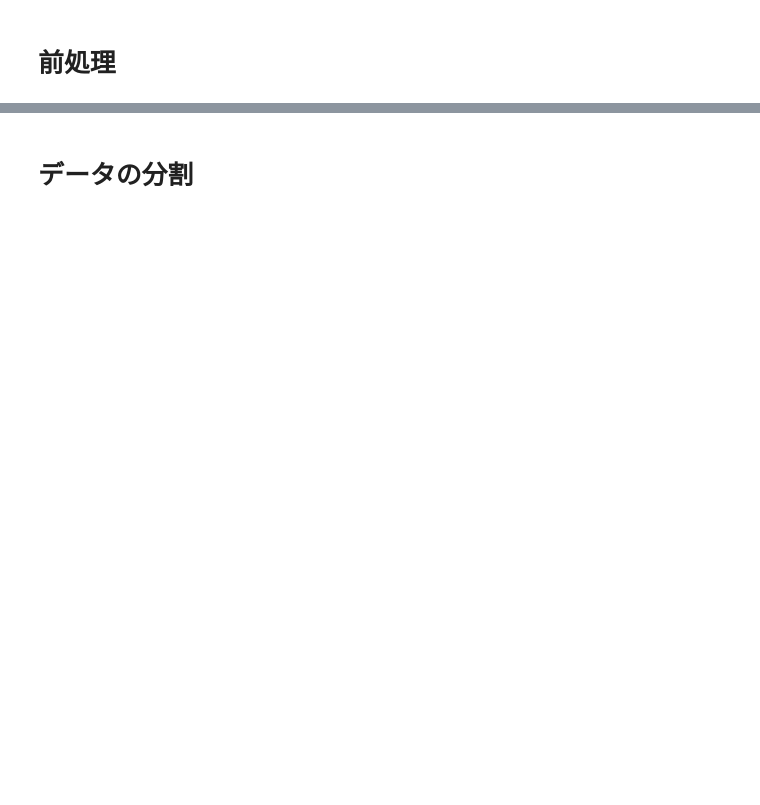
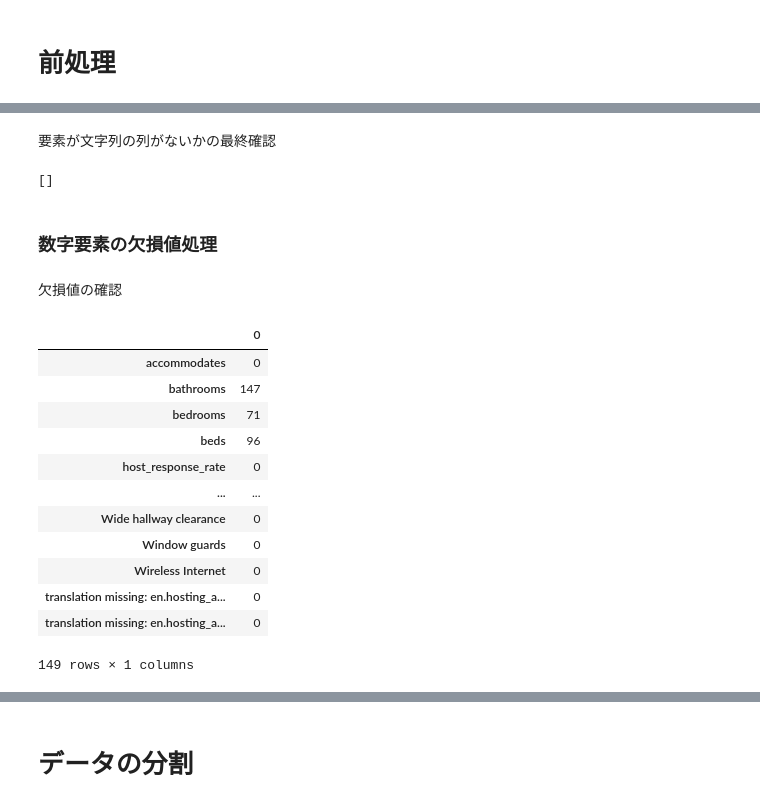
Before and after one commit to ryo-k2mt/lodging-price-prediction, a Jupyter notebook: lodging_price_prediction.ipynb, the cells around one changed output, grey strips where cells are left out. Drawn from its saved outputs; the diff is of its cells as text; code cells hidden in the pictures; blank space fills up the shorter version.

```diff
--- a/lodging_price_prediction.ipynb
+++ b/lodging_price_prediction.ipynb
@@ -18,0 +247,28 @@ import sklearn
+# %% [markdown]
+要素が文字列の列がないかの最終確認
+# %%
+object_columns = train_data.dtypes[train_data.dtypes == 'object'].index.tolist()
+object_columns
+# %% [output]
+[]
+# %% [markdown]
+### 数字要素の欠損値処理
+# %% [markdown]
+欠損値の確認
+# %%
+null_counts = pd.DataFrame(train_data.isnull().sum())
+null_counts
+# %% [output]
+|  | 0 |
+| accommodates | 0 |
+| bathrooms | 147 |
+| bedrooms | 71 |
+| beds | 96 |
+| host_response_rate | 0 |
+| ... | ... |
+| Wide hallway clearance | 0 |
+| Window guards | 0 |
+| Wireless Internet | 0 |
+| translation missing: en.hosting_a... | 0 |
+| translation missing: en.hosting_a... | 0 |
+149 rows × 1 columns
```
Also changed, not shown: parts of 44 cells of this notebook.
